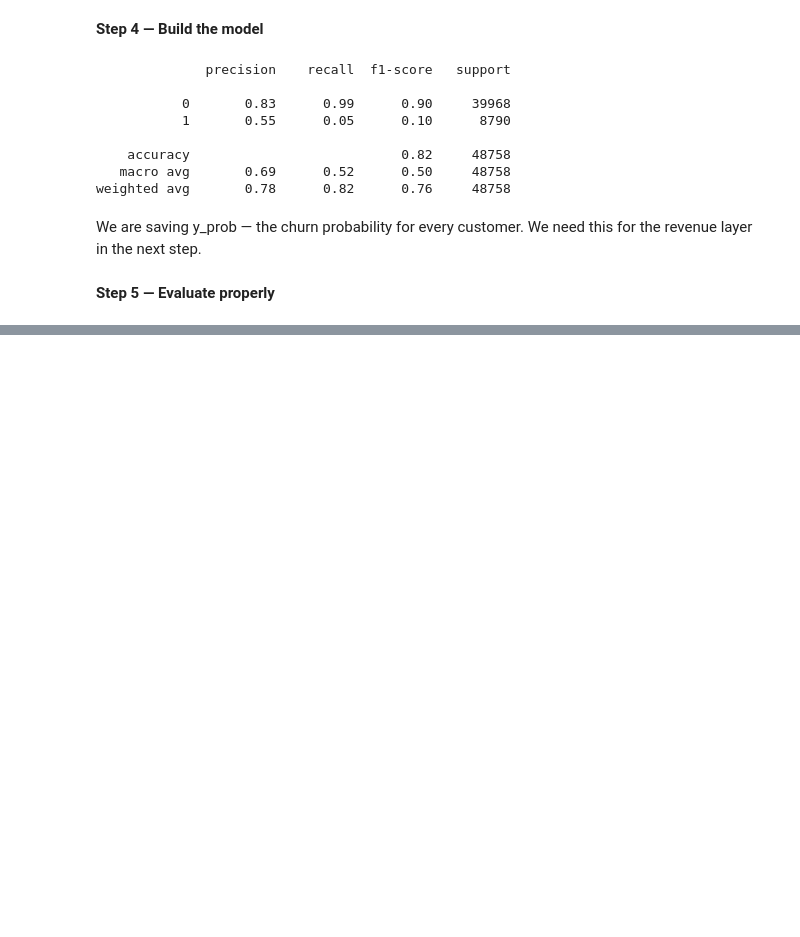
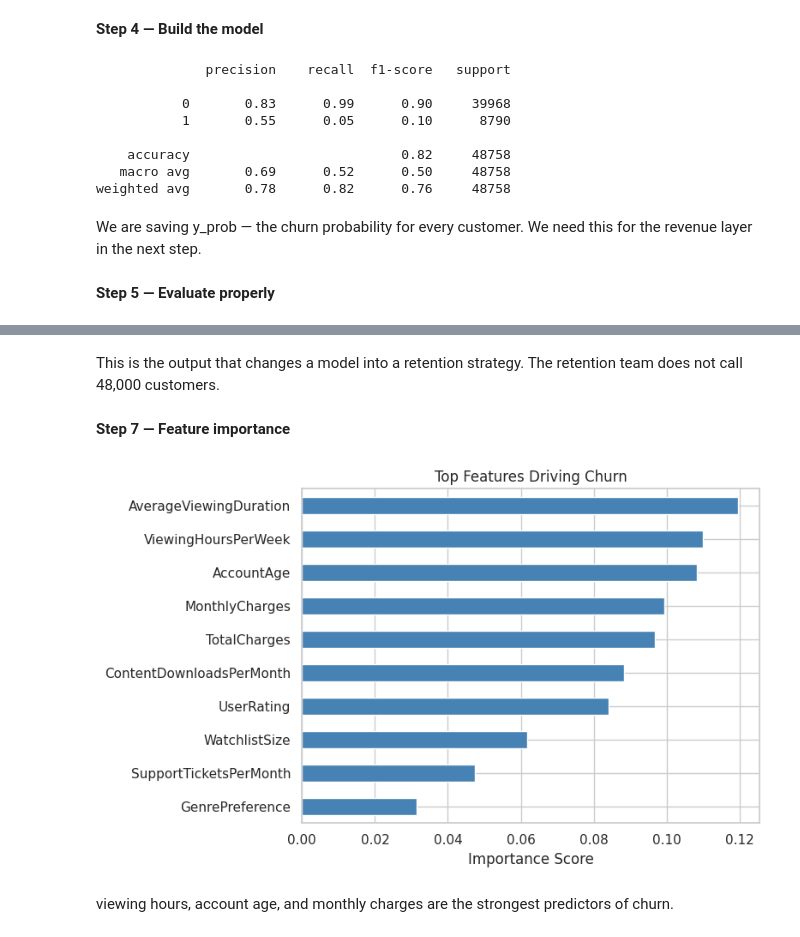
Before and after one commit to PARZIVAL283/Churn-Customers-Prediction-using-Machine-Learning-Models, a Jupyter notebook: Churn_Prediction.ipynb, the cells around one changed output, grey strips where cells are left out. Saved outputs shown, nothing was run; the diff lists cells and outputs as text; code cells hidden in the pictures; blank space fills up the shorter version.

```diff
--- a/Churn_Prediction.ipynb
+++ b/Churn_Prediction.ipynb
@@ -169,0 +224,18 @@ We are saving y_prob — the churn probability for every customer. We need this
+# %% [markdown]
+This is the output that changes a model into a retention strategy. The retention team does not call 48,000 customers.
+# %% [markdown]
+**Step 7 — Feature importance**
+# %%
+importances = pd.Series(Model.feature_importances_, index=X.columns)
+top_features = importances.sort_values(ascending=False).head(10)
+
+top_features.plot(kind='barh', color='steelblue', figsize=(8, 5))
+plt.title('Top Features Driving Churn')
+plt.xlabel('Importance Score')
+plt.gca().invert_yaxis()
+plt.tight_layout()
+plt.show()
+# %% [output]
+[figure, added]
+# %% [markdown]
+viewing hours, account age, and monthly charges are the strongest predictors of churn.
```
Also changed, not shown: parts of 3 cells of this notebook.
